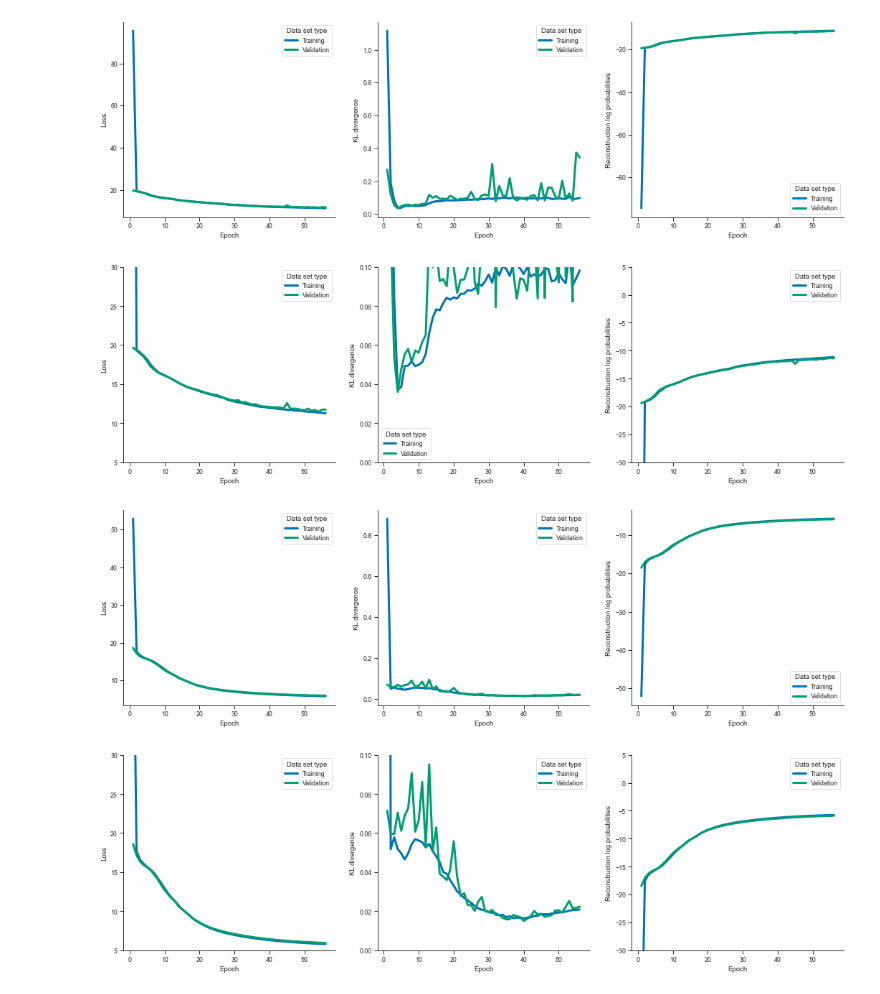
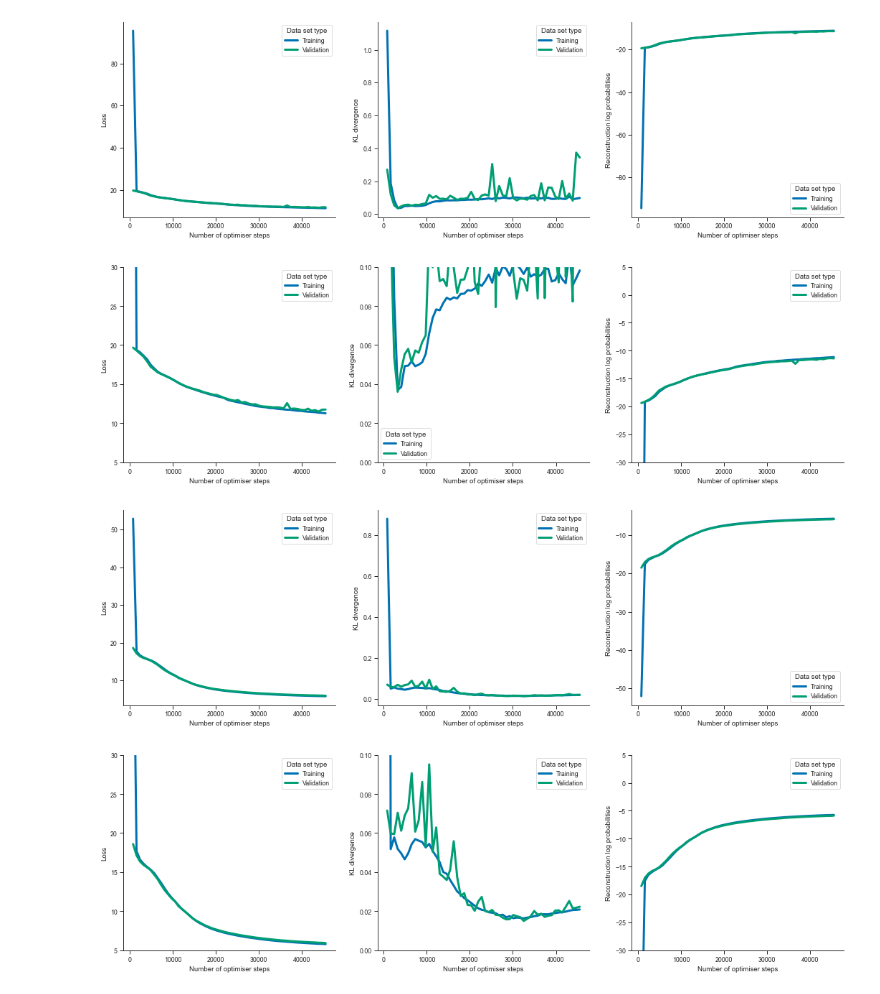
Before and after one commit to ThordurPall/vessel-trajectory-anomaly-detection, a Jupyter notebook: notebooks/Model Training/Learning Curves/Discrete Representation/Skagen/Explore Training & Validation Curves - Fishing Vessels.ipynb, the cells around one changed output. Cells and saved outputs as stored; diff of their text form; code cells hidden in the pictures.

Commit message:
Adding initial Skagen discrete learning curve comparison

```diff
--- a/notebooks/Model Training/Learning Curves/Discrete Representation/Skagen/Explore Training & Validation Curves - Fishing Vessels.ipynb
+++ b/notebooks/Model Training/Learning Curves/Discrete Representation/Skagen/Explore Training & Validation Curves - Fishing Vessels.ipynb
@@ -3,20 +3,22 @@
 from src.visualisation.SummaryModels import SummaryModels
 import pandas as pd
 file_name = "RegionSkagen_01062019_30092019_Fish_14400_86400_600"
+level = "Step"
+x = "Number of optimiser steps"
 # %%
 # Define the current setup
 generative_dist = "Bernoulli"
 learning_rate = 0.0001
 
 # Use the SummaryModels class
 ylims = [(5, 30), (0, 0.1), (-30, 5)]
 summary_models = SummaryModels(file_name, learning_rate=learning_rate)
-df_default_0_0001 = summary_models.load_curves_df("LR: 0.0001")
-summary_models.plot_curves(df_default_0_0001)
-summary_models.plot_curves(df_default_0_0001, ylims=ylims)
+df_default_0_0001 = summary_models.load_curves_df("LR: 0.0001", level=level)
+summary_models.plot_curves(df_default_0_0001, x=x)
+summary_models.plot_curves(df_default_0_0001, ylims=ylims, x=x)
 # %% [output]
-[figure, old version]
+[figure, new version]
-[figure, old version]
+[figure, new version]
 # %%
 # Define the current setup
 generative_dist = "Bernoulli"
@@ -25,12 +27,12 @@ learning_rate = 0.0003
 # Use the SummaryModels class
 ylims = [(5, 30), (0, 0.1), (-30, 5)]
 summary_models = SummaryModels(file_name, learning_rate=learning_rate)
-df_default_0_0003 = summary_models.load_curves_df("LR: 0.0003")
-summary_models.plot_curves(df_default_0_0003)
-summary_models.plot_curves(df_default_0_0003, ylims=ylims)
+df_default_0_0003 = summary_models.load_curves_df("LR: 0.0003", level=level)
+summary_models.plot_curves(df_default_0_0003, x=x)
+summary_models.plot_curves(df_default_0_0003, ylims=ylims, x=x)
 # %% [output]
-[figure, old version]
+[figure, new version]
-[figure, old version]
+[figure, new version]
 # %%
 # Define the current setup
 generative_dist = "Bernoulli"
```
Also changed, not shown: parts of 8 cells of this notebook.
